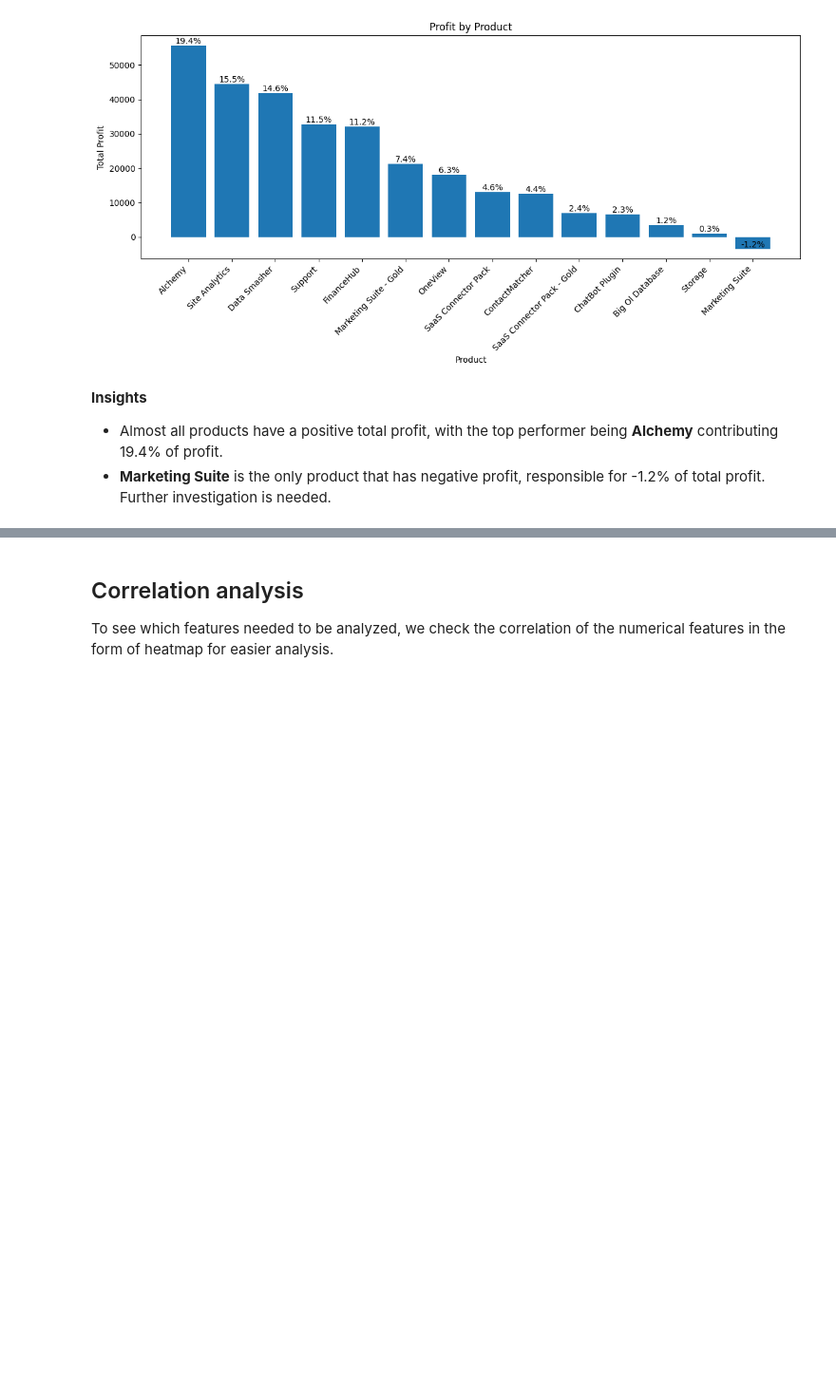
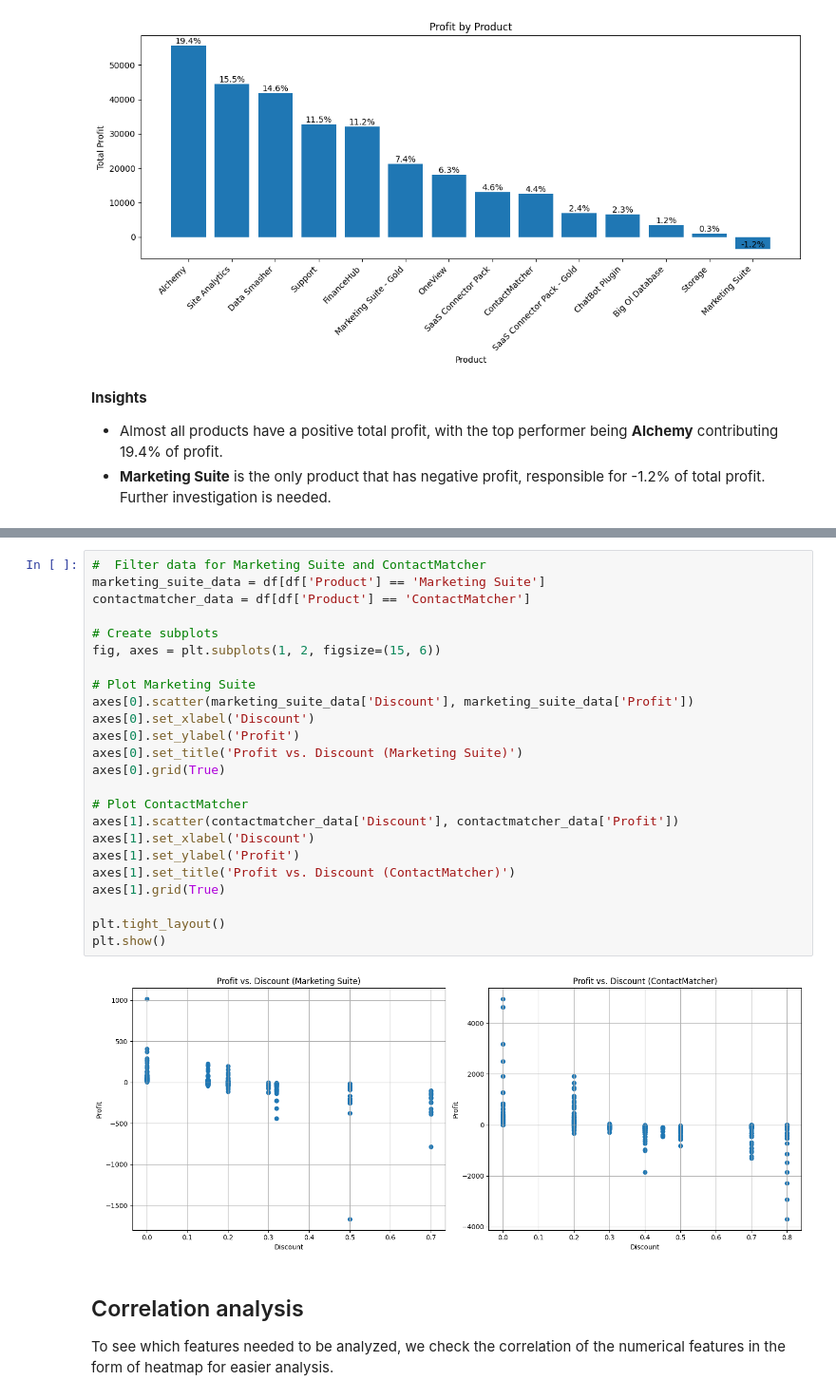
Before and after one commit to katrielester/mod2-capstone, a Jupyter notebook: CapstoneEDA.ipynb, the cells around one changed output, grey strips where cells are left out. Shown at 95% size. Saved outputs shown, nothing was run; the diff lists cells and outputs as text; blank space fills up the shorter version.

```diff
--- a/CapstoneEDA.ipynb
+++ b/CapstoneEDA.ipynb
@@ -525,3 +533,29 @@ plt.show()
+# %%
+#  Filter data for Marketing Suite and ContactMatcher
+marketing_suite_data = df[df['Product'] == 'Marketing Suite']
+contactmatcher_data = df[df['Product'] == 'ContactMatcher']
+
+# Create subplots
+fig, axes = plt.subplots(1, 2, figsize=(15, 6))
+
+# Plot Marketing Suite
+axes[0].scatter(marketing_suite_data['Discount'], marketing_suite_data['Profit'])
+axes[0].set_xlabel('Discount')
+axes[0].set_ylabel('Profit')
+axes[0].set_title('Profit vs. Discount (Marketing Suite)')
+axes[0].grid(True)
+
+# Plot ContactMatcher
+axes[1].scatter(contactmatcher_data['Discount'], contactmatcher_data['Profit'])
+axes[1].set_xlabel('Discount')
+axes[1].set_ylabel('Profit')
+axes[1].set_title('Profit vs. Discount (ContactMatcher)')
+axes[1].grid(True)
+
+plt.tight_layout()
+plt.show()
+# %% [output]
+[figure, added]
 # %% [markdown]
 ## Correlation analysis
 To see which features needed to be analyzed, we check the correlation of the numerical features in the form of heatmap for easier analysis.
```
Also changed, not shown: parts of 6 cells of this notebook.
